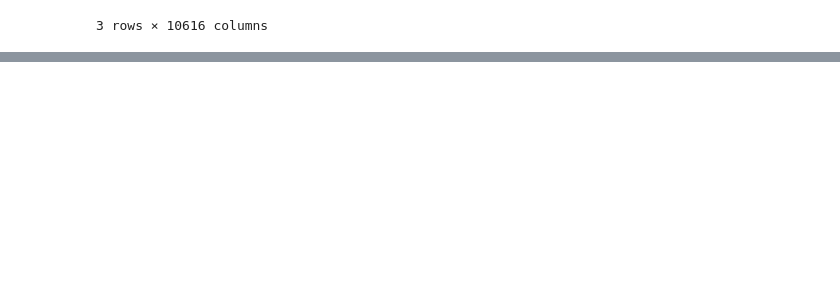
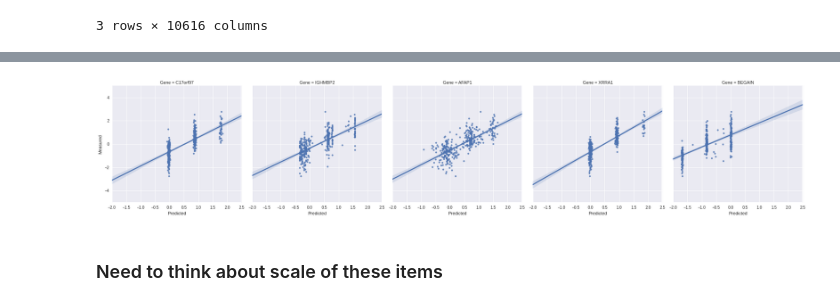
Before and after one commit to Schork-Lab/mediator-was, a Jupyter notebook: jupyter/predixcan/gtex_variance.ipynb, the cells around one changed output, grey strips where cells are left out. Cells and saved outputs as stored; diff of their text form; code cells hidden in the pictures; blank space fills up the shorter version.

```diff
--- a/jupyter/predixcan/gtex_variance.ipynb
+++ b/jupyter/predixcan/gtex_variance.ipynb
@@ -260,0 +254,2 @@ combined_df
+# %%
+combined_df = pd.concat([combined_df, std_predictors])
@@ -260,0 +265,10 @@ combined_df
+# %%
+def calculate_reliability_ratio(series):
+    variance_x = np.power(series['SD-Prediction'], 2)
+    variance_error = np.power(series['SD-Residuals'], 2)
+    return (variance_x - variance_error) / variance_x
+# %%
+combined_df.ix['Reliability-Ratio'] = combined_df.apply(calculate_reliability_ratio)
+# %%
+reliability_ratio = combined_df.ix['Reliability-Ratio'].map(abs)
+reliability_ratio.sort()
@@ -260,0 +284,6 @@ combined_df
+# %%
+multi_gene_plot(reliability_ratio.head().index)
+# %% [output]
+[figure, added]
+# %% [markdown]
+### Need to think about scale of these items
```
Also changed, not shown: parts of 10 cells of this notebook.
